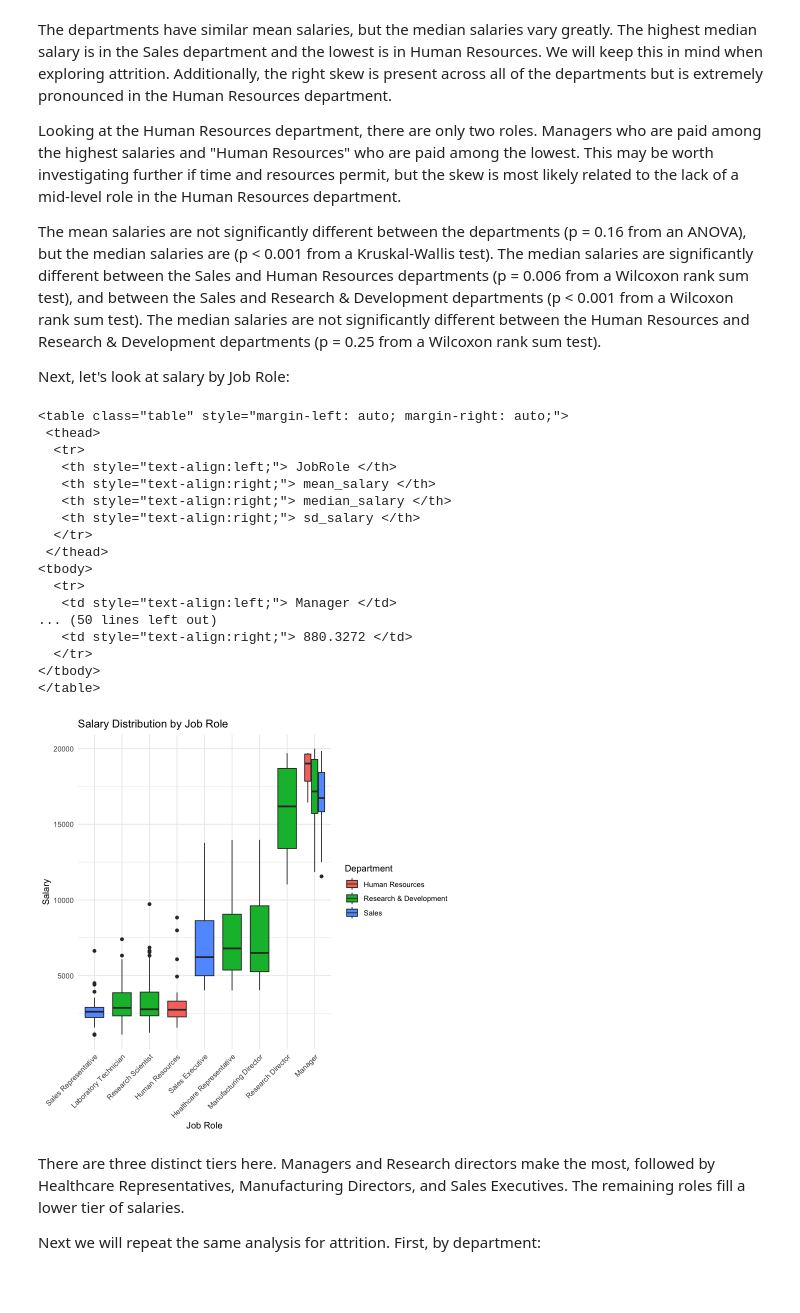
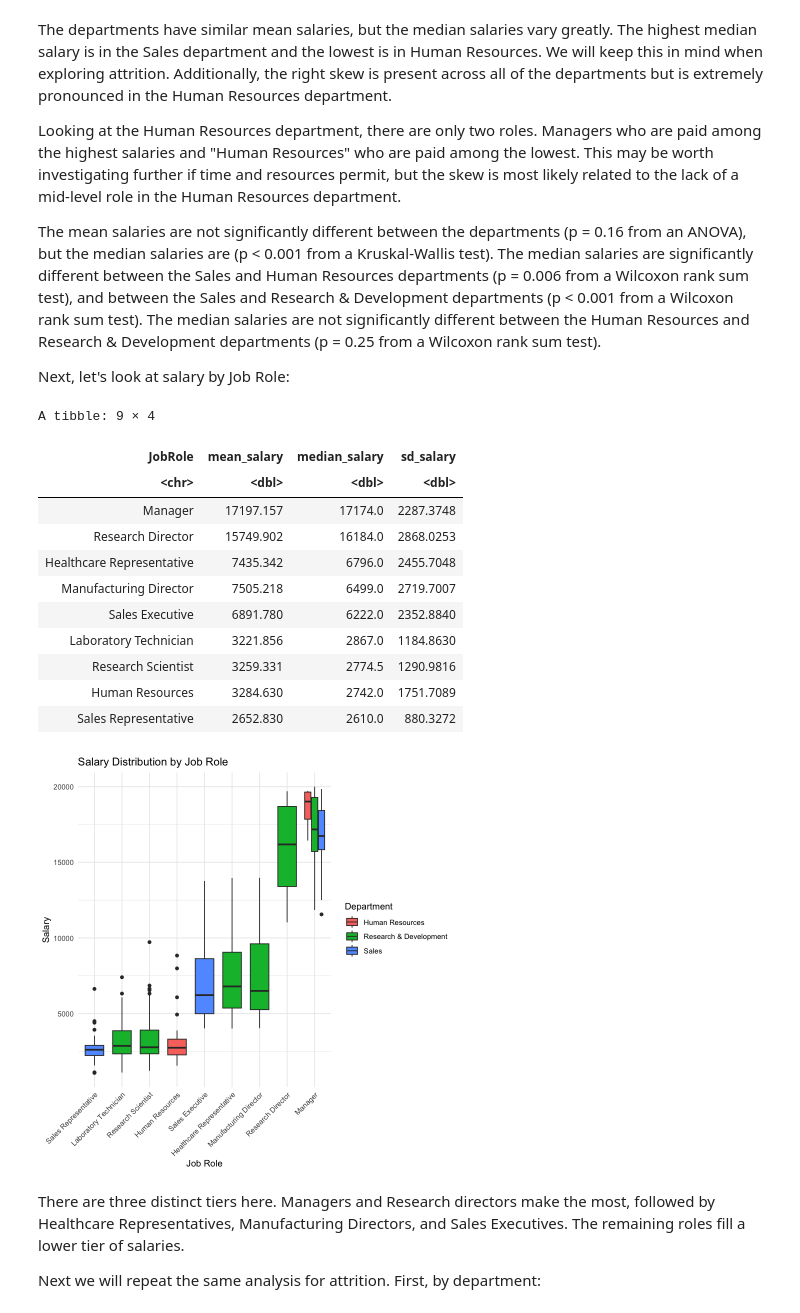
Before and after one commit to NickSager/NickSager.github.io, a Jupyter notebook: assets/jupyter/CaseStudy2DDS.ipynb, the cells around one changed output. Saved outputs shown, nothing was run; the diff lists cells and outputs as text; code cells hidden in the pictures; blank space fills up the shorter version.

```diff
--- a/assets/jupyter/CaseStudy2DDS.ipynb
+++ b/assets/jupyter/CaseStudy2DDS.ipynb
@@ -322,44 +321,39 @@ Next, let's look at salary by Job Role:
 # %%
 # Salary by JobRole boxplots
 df %>%
     ggplot(aes(x = reorder(JobRole, MonthlyIncome), y = MonthlyIncome, fill = Department)) +
     geom_boxplot() +
     theme_minimal() +
     theme(axis.text.x = element_text(angle = 45, hjust = 1)) +
     labs(
         title = "Salary Distribution by Job Role",
         x = "Job Role",
         y = "Salary"
     )
 
 df %>%
     group_by(JobRole) %>%
     summarize(
         mean_salary = mean(MonthlyIncome),
         median_salary = median(MonthlyIncome),
         sd_salary = sd(MonthlyIncome)
     ) %>%
-    arrange(desc(median_salary)) %>%
-    kable() %>%
-    kable_styling()
+    arrange(desc(median_salary)) # %>%
+    # kable() %>%
+    # kable_styling()
 # %% [output]
-<table class="table" style="margin-left: auto; margin-right: auto;">
- <thead>
-  <tr>
-   <th style="text-align:left;"> JobRole </th>
-   <th style="text-align:right;"> mean_salary </th>
-   <th style="text-align:right;"> median_salary </th>
-   <th style="text-align:right;"> sd_salary </th>
-  </tr>
- </thead>
-<tbody>
-  <tr>
-   <td style="text-align:left;"> Manager </td>
-... (50 lines left out)
-   <td style="text-align:right;"> 880.3272 </td>
-  </tr>
-</tbody>
-</table>
+A tibble: 9 × 4
+| JobRole | mean_salary | median_salary | sd_salary |
+| <chr> | <dbl> | <dbl> | <dbl> |
+| Manager | 17197.157 | 17174.0 | 2287.3748 |
+| Research Director | 15749.902 | 16184.0 | 2868.0253 |
+| Healthcare Representative | 7435.342 | 6796.0 | 2455.7048 |
+| Manufacturing Director | 7505.218 | 6499.0 | 2719.7007 |
+| Sales Executive | 6891.780 | 6222.0 | 2352.8840 |
+| Laboratory Technician | 3221.856 | 2867.0 | 1184.8630 |
+| Research Scientist | 3259.331 | 2774.5 | 1290.9816 |
+| Human Resources | 3284.630 | 2742.0 | 1751.7089 |
+| Sales Representative | 2652.830 | 2610.0 | 880.3272 |
 [figure]
 # %% [markdown]
 There are three distinct tiers here. Managers and Research directors make the most, followed by Healthcare Representatives, Manufacturing Directors, and Sales Executives. The remaining roles fill a lower tier of salaries.
```
Also changed, not shown: parts of 15 cells of this notebook, 3 other files.
